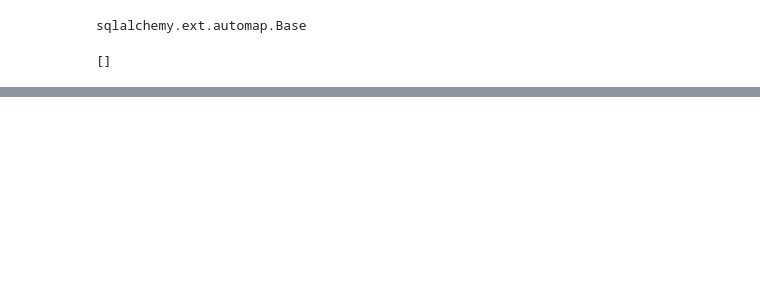
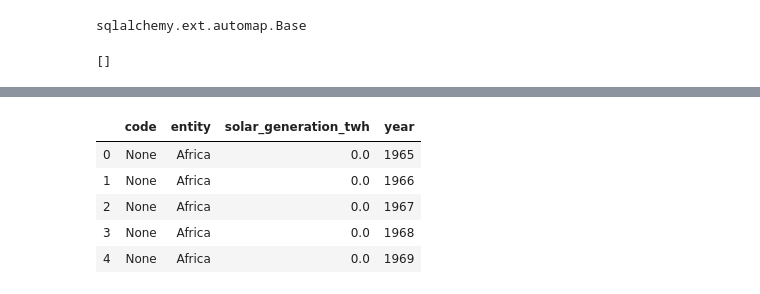
Before and after one commit to Uche-UJO/solar_project, a Jupyter notebook: static/Untitled.ipynb, the cells around one changed output, grey strips where cells are left out. Drawn from its saved outputs; the diff is of its cells as text; code cells hidden in the pictures; blank space fills up the shorter version.

```diff
--- a/static/Untitled.ipynb
+++ b/static/Untitled.ipynb
@@ -130,0 +149,12 @@ def capacity():
+# %%
+df_consumption = pd.DataFrame(data['consumption'])
+
+df_consumption.to_csv("consumption.csv", index=False)
+df_consumption.head()
+# %% [output]
+|  | code | entity | solar_generation_twh | year |
+| 0 | None | Africa | 0.0 | 1965 |
+| 1 | None | Africa | 0.0 | 1966 |
+| 2 | None | Africa | 0.0 | 1967 |
+| 3 | None | Africa | 0.0 | 1968 |
+| 4 | None | Africa | 0.0 | 1969 |
```
Also changed, not shown: parts of 10 cells of this notebook, 13 other files.
